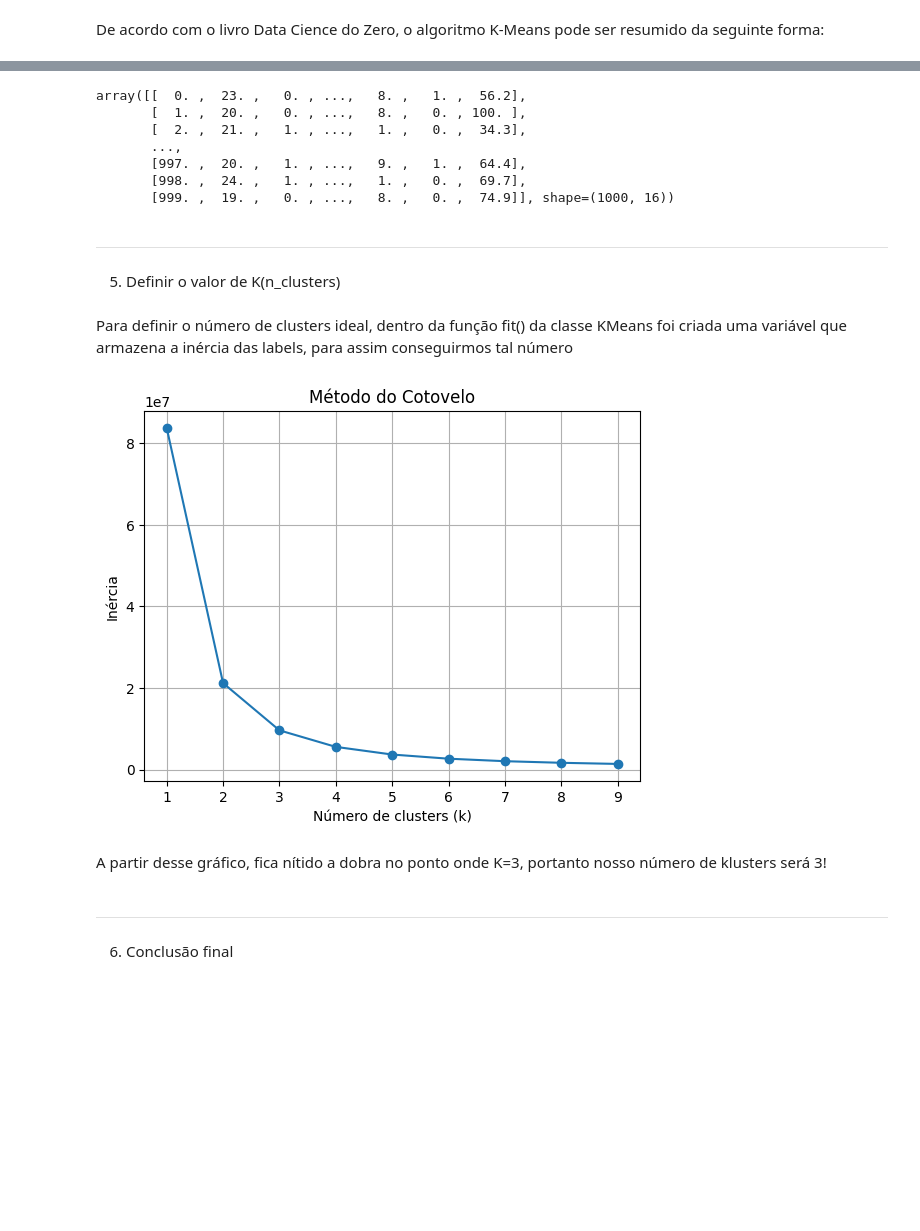
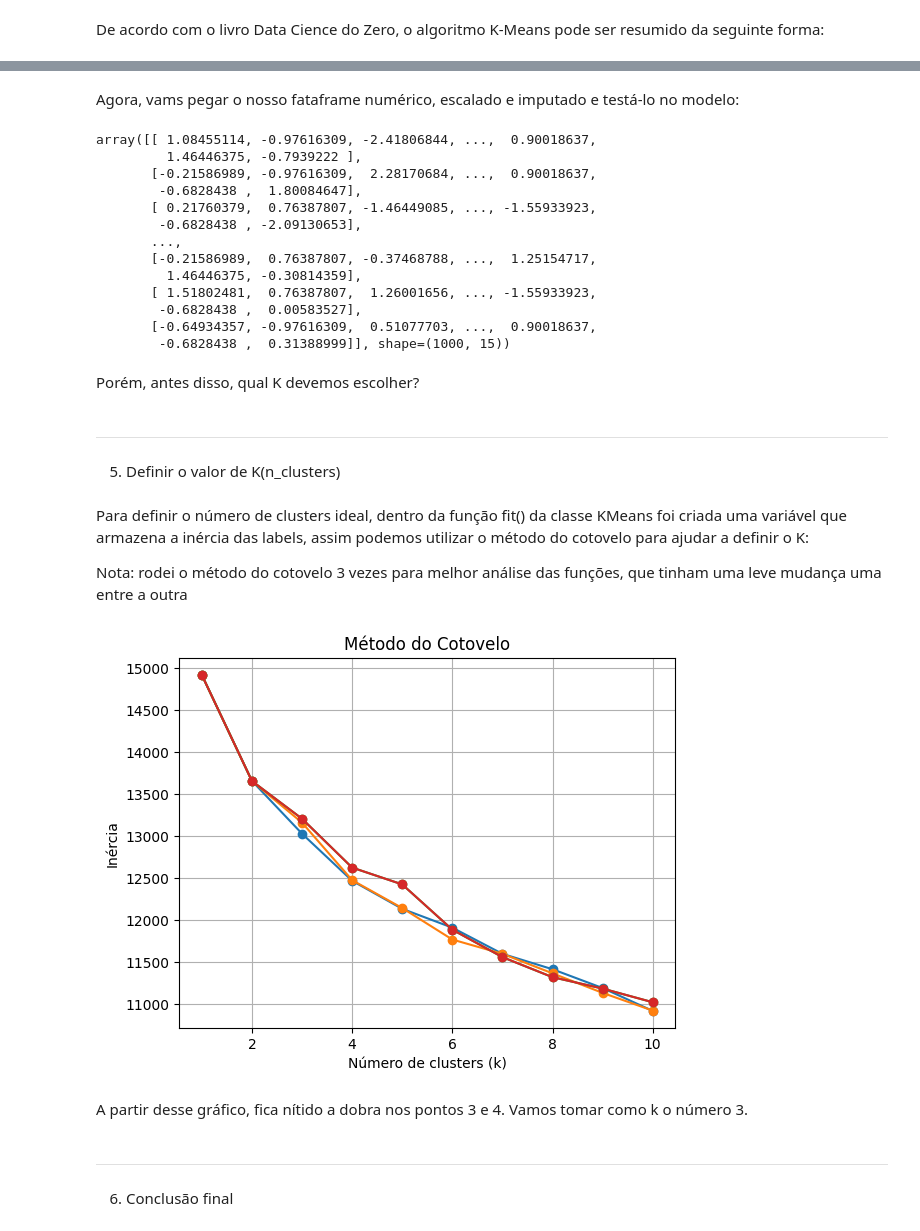
Before and after one commit to gusfring41/Trainee-CIS, a Jupyter notebook: clust.ipynb, the cells around one changed output, grey strips where cells are left out. Cells and saved outputs as stored; diff of their text form; code cells hidden in the pictures; blank space fills up the shorter version.

Commit message:
mudanças finais

```diff
--- a/clust.ipynb
+++ b/clust.ipynb
@@ -176,7 +204,7 @@ Outra amostra de gráficos muito parecida. O que podemos concluir é que talvez
 escala = StandardScaler()
 df_escala = escala.fit_transform(df_numeric)
 
-imputer = KNNImputer(n_neighbors=3)
+imputer = KNNImputer(n_neighbors=7)
 df_imputed = imputer.fit_transform(df_escala)
 
 df_imputed = pd.DataFrame(df_imputed, columns=df_numeric.columns)
@@ -316,7 +327,9 @@ correlacao
 # %%
+
 correlacao = df_revertido.corr().abs().unstack()
 correlacao = correlacao[correlacao < 1]
 correlacao_ordenada = correlacao.sort_values(ascending=False)
 
-print(correlacao_ordenada[0:10])
+for i in range(0, 20, 2):
+    print(f"{correlacao_ordenada.index[i]}: {correlacao_ordenada.values[i]:.2f}")
 # %% [output]
@@ -398,42 +421,66 @@ class KMeans:
 
             self.centroides = novos_centroides
 
-        self.labels_ = self._encaixar_centroides(X)
-        self.inertia_ = np.sum([
-            np.sum((X[self.labels_ == i] - centroide) ** 2)
-            for i, centroide in enumerate(self.centroides)
-        ])
+        self.labels = self._encaixar_centroides(X)
+
+        # calcular a inércia
+
+        inercia_total = 0
+
+        for i, centroide in enumerate(self.centroides):
+            pontos_do_cluster = X[self.labels == i]
+            distancias_ao_centroide = (pontos_do_cluster - centroide) ** 2
+            soma_das_distancias = np.sum(distancias_ao_centroide)
+            inercia_total += soma_das_distancias
+
+        self.inercia = inercia_total
+# %% [markdown]
+Agora, vams pegar o nosso fataframe numérico, escalado e imputado e testá-lo no modelo:
 # %%
-X = np.array(df_revertido)
+X = np.array(df_imputed)
 X
 # %% [output]
-array([[  0. ,  23. ,   0. , ...,   8. ,   1. ,  56.2],
-       [  1. ,  20. ,   0. , ...,   8. ,   0. , 100. ],
-       [  2. ,  21. ,   1. , ...,   1. ,   0. ,  34.3],
+array([[ 1.08455114, -0.97616309, -2.41806844, ...,  0.90018637,
+         1.46446375, -0.7939222 ],
+       [-0.21586989, -0.97616309,  2.28170684, ...,  0.90018637,
+        -0.6828438 ,  1.80084647],
+       [ 0.21760379,  0.76387807, -1.46449085, ..., -1.55933923,
+        -0.6828438 , -2.09130653],
        ...,
-       [997. ,  20. ,   1. , ...,   9. ,   1. ,  64.4],
-       [998. ,  24. ,   1. , ...,   1. ,   0. ,  69.7],
-       [999. ,  19. ,   0. , ...,   8. ,   0. ,  74.9]], shape=(1000, 16))
+       [-0.21586989,  0.76387807, -0.37468788, ...,  1.25154717,
+         1.46446375, -0.30814359],
+       [ 1.51802481,  0.76387807,  1.26001656, ..., -1.55933923,
+        -0.6828438 ,  0.00583527],
+       [-0.64934357, -0.97616309,  0.51077703, ...,  0.90018637,
+        -0.6828438 ,  0.31388999]], shape=(1000, 15))
+# %% [markdown]
+Porém, antes disso, qual K devemos escolher?
 # %% [markdown]
 ---
 5) Definir o valor de K(n_clusters)
 # %% [markdown]
-Para definir o número de clusters ideal, dentro da função fit() da classe KMeans foi criada uma variável que armazena a inércia das labels, para assim conseguirmos tal número
+Para definir o número de clusters ideal, dentro da função fit() da classe KMeans foi criada uma variável que armazena a inércia das labels, assim podemos utilizar o método do cotovelo para ajudar a definir o K:
+
+Nota: rodei o método do cotovelo 3 vezes para melhor análise das funções, que tinham uma leve mudança uma entre a outra
 # %%
-inertias = []
-for k in range(1, 10):
-    modelo = KMeans(k, 100)
-    modelo.fit(X)
-    inertias.append(modelo.inertia_)
+inercias_total = []
 
-plt.plot(range(1, 10), inertias, marker='o')
+for experimento in range(3):
+    inercias = []
+    for k in range(1, 11):
+        modelo = KMeans(k, 100)
+        modelo.fit(X)
+        inercias.append(modelo.inercia)
+    inercias_total.append(inercias)
+    plt.plot(range(1, 11), inercias, marker = 'o', label=f'Experimento {experimento+1}')
+
+plt.plot(range(1, 11), inercias, marker='o')
 plt.xlabel("Número de clusters (k)")
 plt.ylabel("Inércia")
 plt.title("Método do Cotovelo")
 plt.grid(True)
-plt.show()
 # %% [output]
-[figure, old version]
+[figure, new version]
 # %% [markdown]
-A partir desse gráfico, fica nítido a dobra no ponto onde K=3, portanto nosso número de klusters será 3!
+A partir desse gráfico, fica nítido a dobra nos pontos 3 e 4. Vamos tomar como k o número 3.
 # %%
```
Also changed, not shown: parts of 62 cells of this notebook.
